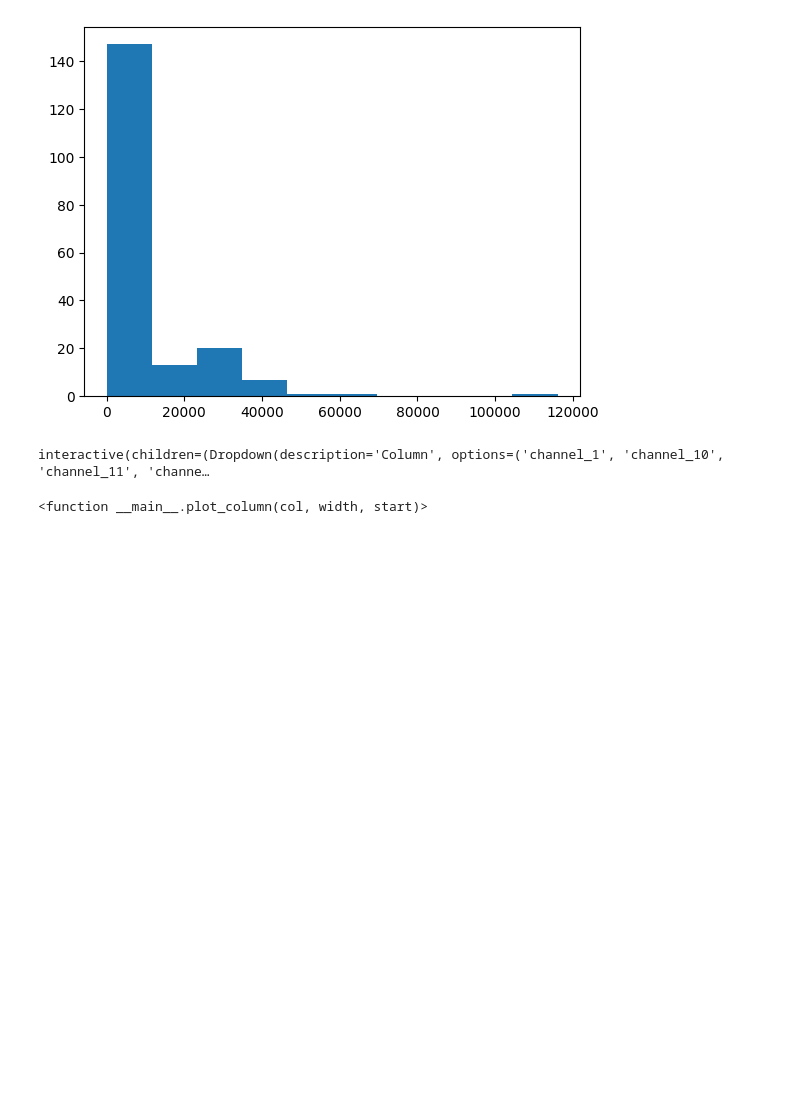
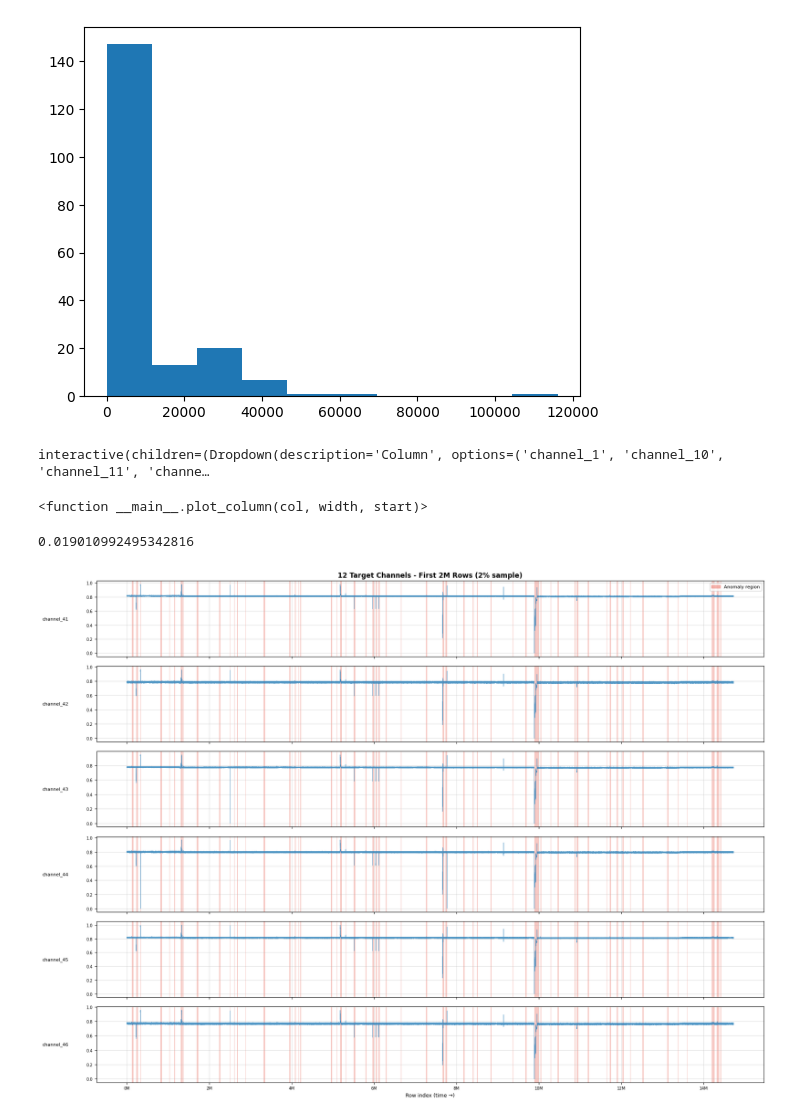
Before and after one commit to alexfederolf/sentinel, a Jupyter notebook: notebooks/eda_ekaterina.ipynb, the cells around one changed output. Saved outputs shown, nothing was run; the diff lists cells and outputs as text; code cells hidden in the pictures; blank space fills up the shorter version.

```diff
--- a/notebooks/eda_ekaterina.ipynb
+++ b/notebooks/eda_ekaterina.ipynb
@@ -121,0 +95,3 @@ binary_features = ['telecommand_244',
+# %%
+from sentinel.params import ANOMALY_COLOR, NOMINAL_COLOR
+OVERVIEW_CHANNELS = ['channel_41', 'channel_42', 'channel_43', 'channel_44', 'channel_45', 'channel_46']
@@ -121,0 +167,5 @@ binary_features = ['telecommand_244',
+# %%
+plot_with_anomaly(OVERVIEW_CHANNELS)
+# %% [output]
+0.019010992495342816
+[figure, added]
```
Also changed, not shown: parts of 9 cells of this notebook, 1 other file.
